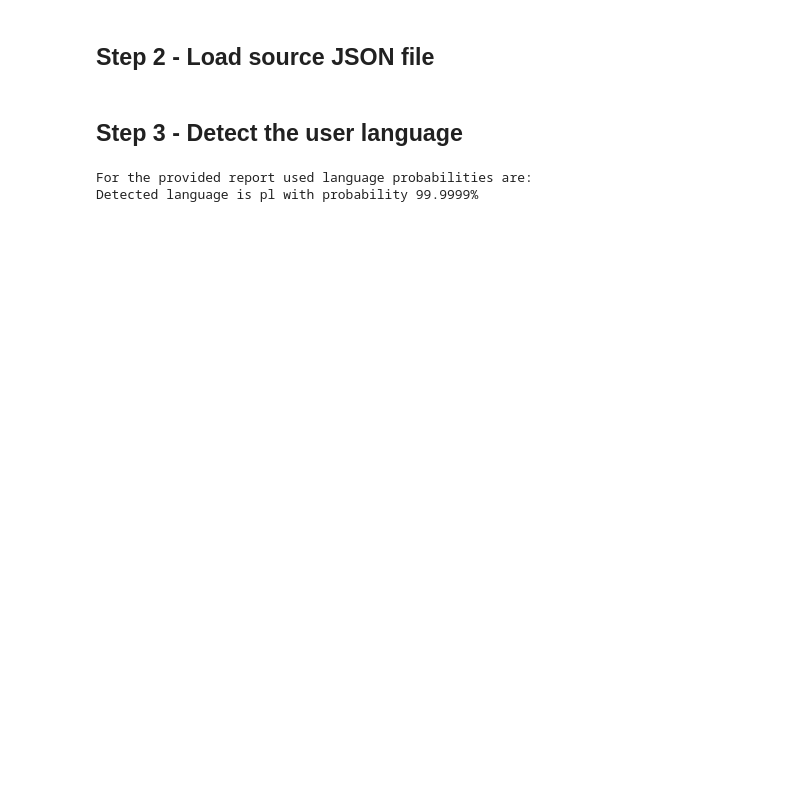
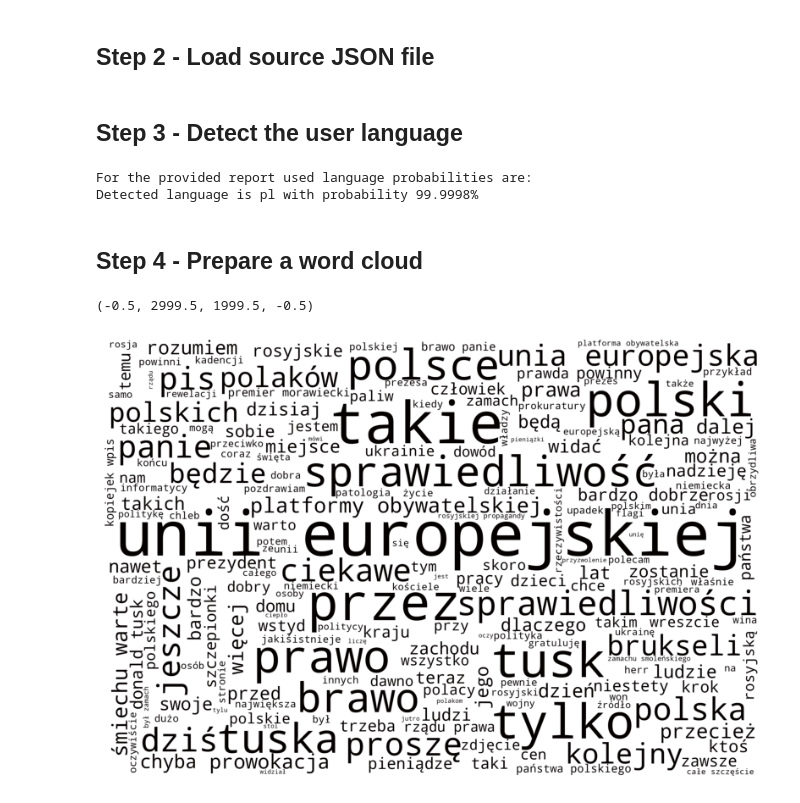
Before and after one commit to elszczepano/master-thesis-automation, a Jupyter notebook: notebooks/Semantic Content Analysis.ipynb, the cells around one changed output. Drawn from its saved outputs; the diff is of its cells as text; code cells hidden in the pictures; blank space fills up the shorter version.

Commit message:
Generate a simple word cloud

```diff
--- a/notebooks/Semantic Content Analysis.ipynb
+++ b/notebooks/Semantic Content Analysis.ipynb
@@ -31,7 +44,7 @@ user_data = json.load(report_file)
 from langdetect import detect_langs
 
 separator = ' '
-tweets = []
+tweets = list()
 
 for tweet in user_data['tweets']:
     tweets.append(tweet['text'])
@@ -45,4 +58,50 @@ for result in detected_langs_result:
     print(f'Detected language is { result.lang } with probability { probability }%')
 # %% [output]
 For the provided report used language probabilities are:
-Detected language is pl with probability 99.9999%
+Detected language is pl with probability 99.9998%
+# %% [markdown]
+## Step 4 - Prepare a word cloud
+# %%
+import re
+
+import matplotlib.pyplot as plt
+from wordcloud import WordCloud
+
+def black_color_func(word, font_size, position,orientation,random_state=None, **kwargs):
+    return("hsl(0,100%, 1%)")
+
+skip_words = [
+    'nie', 't', 'się', 'co', 'że', 'na', 'z', 'jest', 'w', 'po', 'o', 'rt', 'dla', 'za', 'tym', 'mają', 'może', 'jego'
+    'tak', 'nie', 'ma', 'czy', 'jak', 'już', 'kto', 'być', 'są', 'tej', 'jako', 'ale', 'tego', 'od', 'jej',
+    'ich', 'go', 'pod', 'nad', 'ten', 'ja', 'nic', 'gdyby', 'bez', 'nich', 'pan', 'pani', 'im', 'tak', 'też', 'że',
+    'ci', 'tę' ,'te', 'bo', 'dlatego', 'ponieważ', 'oraz', 'gdyż', 'u', 'coś', 'mnie', 'niż', 'jaka', 'gdy', 'się',
+    'aby', 'żeby', 'by', 'oby', 'tych', 'tam', 'tu', 'które', 'której', 'którego', 'którym', 'ile', 'mam', 'ta',
+    'jest', 'sam', 'niby', 'którzy', 'oni', 'jakieś'
+]
+
+merged_tweets = separator.join(tweets).lower()
+
+merged_tweets = re.sub(r'http\S+', '', merged_tweets)
+
+words = merged_tweets.split()
+
+trimmed_words = list()
+
+for word in words:
+    if word not in skip_words and not word.startswith('@'):
+        trimmed_words.append( word )
+
+text = ' '.join(trimmed_words)
+
+wordcloud = WordCloud(background_color="white", width=3000, height=2000).generate(text)
+
+wordcloud.recolor(color_func = black_color_func)
+
+plt.figure(figsize=[10, 15])
+
+plt.imshow(wordcloud)
+
+plt.axis("off")
+# %% [output]
+(-0.5, 2999.5, 1999.5, -0.5)
+[figure, added]
```
Also changed, not shown: parts of 2 cells of this notebook.
